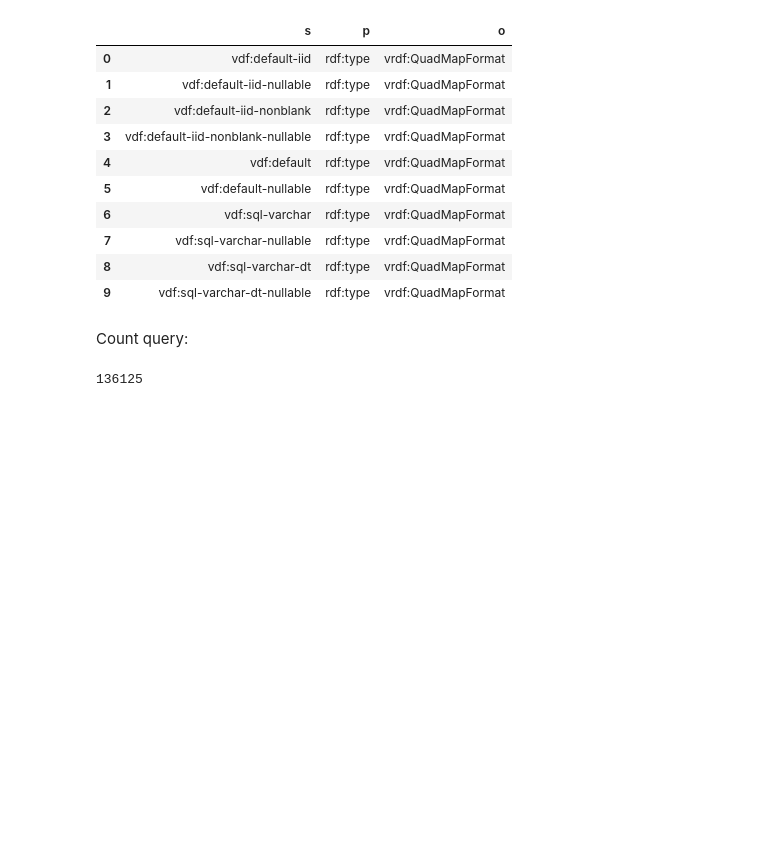
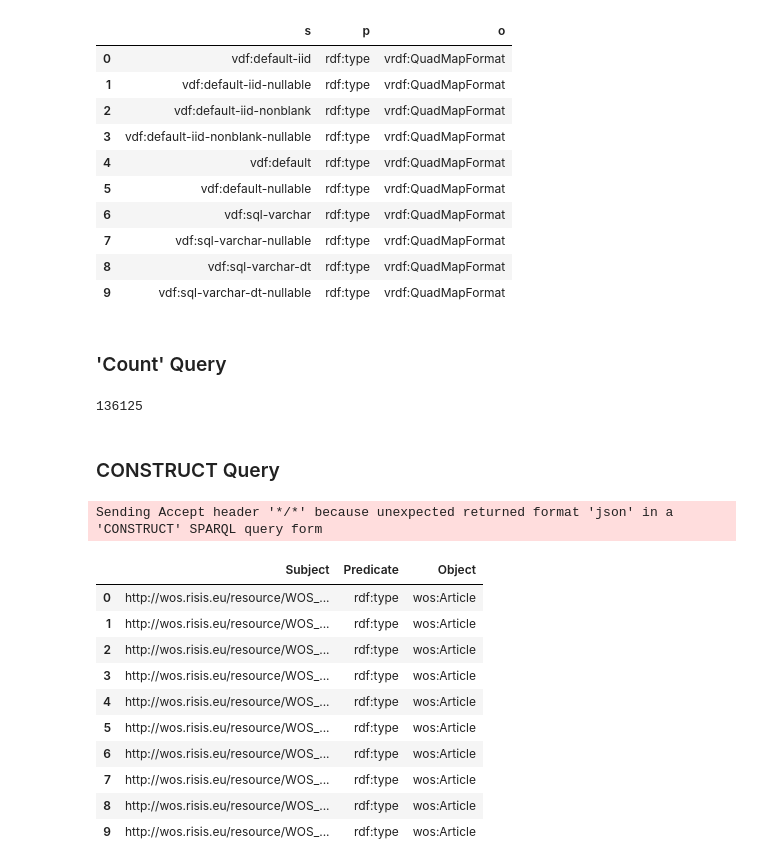
Before and after one commit to clokman/KFIR, a Jupyter notebook: notebooks/KFIR-experimentation.ipynb, the cells around one changed output. Saved outputs shown, nothing was run; the diff lists cells and outputs as text; code cells hidden in the pictures; blank space fills up the shorter version.

```diff
--- a/notebooks/KFIR-experimentation.ipynb
+++ b/notebooks/KFIR-experimentation.ipynb
@@ -253,6 +242,8 @@ eculture_query.set_prefixes("""
     @prefix rdfs: <http://www.w3.org/2000/01/rdf-schema#> .
     @prefix wosGraph: <http://clokman.com/wos> .
     @prefix kfirGraph: <http://clokman.com/kfir> .
+    @prefix testGraph: <http://clokman.com/test> .
+
 
     @prefix dbo: <http://dbpedia.org/ontology/> .
     @prefix vdf: <http://www.openlinksw.com/virtrdf-data-formats#> .
@@ -297,8 +289,8 @@ eculture_query.send_select_query("""
 | 7 | vdf:sql-varchar-nullable | rdf:type | vrdf:QuadMapFormat |
 | 8 | vdf:sql-varchar-dt | rdf:type | vrdf:QuadMapFormat |
 | 9 | vdf:sql-varchar-dt-nullable | rdf:type | vrdf:QuadMapFormat |
-# %% [markdown]
-Count query:
+# %% [markdown]
+### 'Count' Query
 # %%
 eculture_query.send_count_query(variable_that_holds_count_results = 'articles', query="""
     SELECT (COUNT(DISTINCT ?s) AS ?articles)
@@ -312,3 +304,29 @@ eculture_query.send_count_query(variable_that_holds_count_results = 'articles',
 )
 # %% [output]
 136125
+# %% [markdown]
+### CONSTRUCT Query
+# %%
+eculture_query.send_construct_query(query="""
+    CONSTRUCT {?s a wos:Article}
+    WHERE{
+        GRAPH wosGraph: {
+            ?s ?p wos:Article .
+        }
+    }
+    LIMIT 10
+"""
+)
+# %% [output]
+Sending Accept header '*/*' because unexpected returned format 'json' in a 'CONSTRUCT' SPARQL query form
+|  | Subject | Predicate | Object |
+| 0 | http://wos.risis.eu/resource/WOS_... | rdf:type | wos:Article |
+| 1 | http://wos.risis.eu/resource/WOS_... | rdf:type | wos:Article |
+| 2 | http://wos.risis.eu/resource/WOS_... | rdf:type | wos:Article |
+| 3 | http://wos.risis.eu/resource/WOS_... | rdf:type | wos:Article |
+| 4 | http://wos.risis.eu/resource/WOS_... | rdf:type | wos:Article |
+| 5 | http://wos.risis.eu/resource/WOS_... | rdf:type | wos:Article |
+| 6 | http://wos.risis.eu/resource/WOS_... | rdf:type | wos:Article |
+| 7 | http://wos.risis.eu/resource/WOS_... | rdf:type | wos:Article |
+| 8 | http://wos.risis.eu/resource/WOS_... | rdf:type | wos:Article |
+| 9 | http://wos.risis.eu/resource/WOS_... | rdf:type | wos:Article |
```
Also changed, not shown: parts of 35 cells of this notebook.
